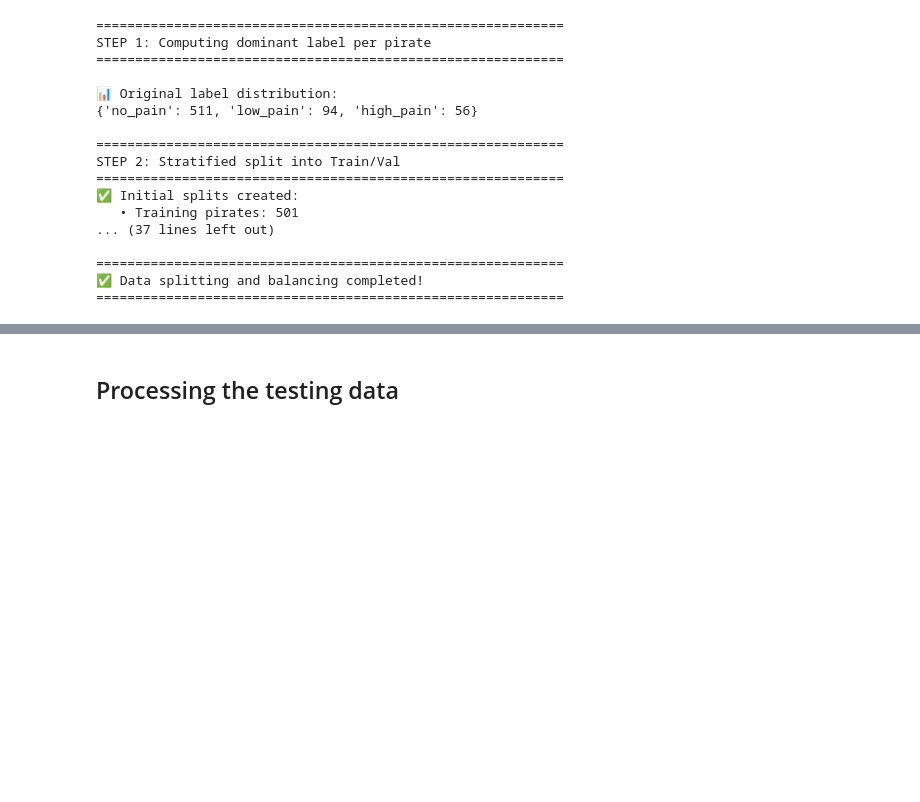
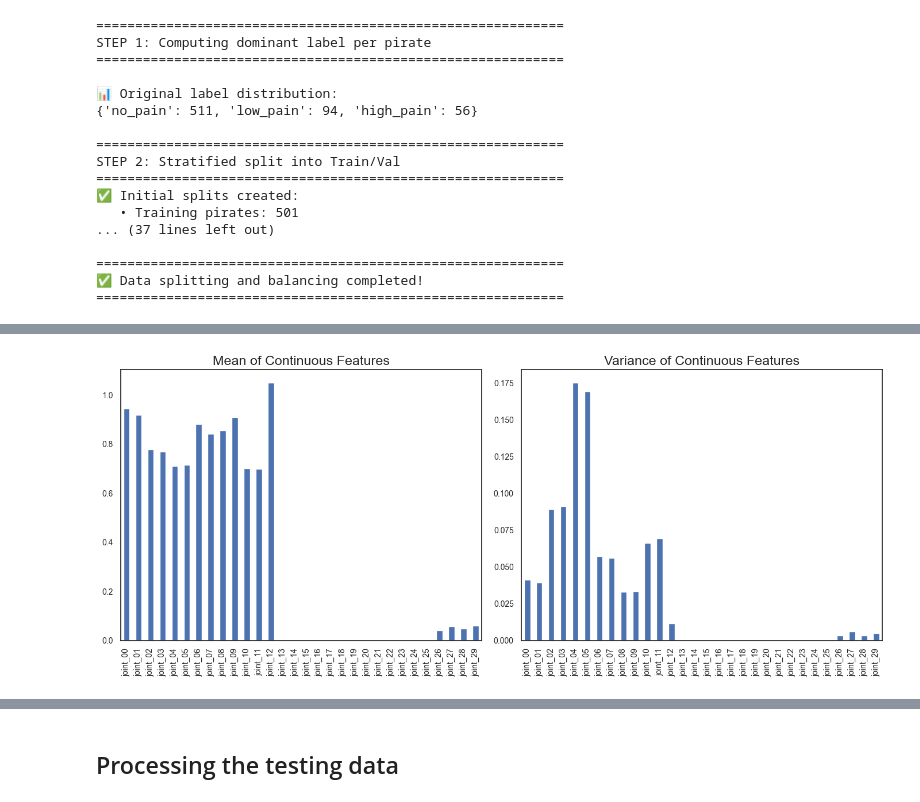
Before and after one commit to Relo02/Artificial-neural-networks-and-deep-learning-, a Jupyter notebook: new_version.ipynb, the cells around one changed output, grey strips where cells are left out. Cells and saved outputs as stored; diff of their text form; code cells hidden in the pictures; blank space fills up the shorter version.

```diff
--- a/new_version.ipynb
+++ b/new_version.ipynb
@@ -565,0 +556,14 @@ PREPROCESSING SUMMARY
+# %%
+# Plotting mean and var for each continuous feature
+mean_values = df_train[continuous_cols].mean()
+var_values = df_train[continuous_cols].var()
+
+plt.figure(figsize=(14, 6))
+plt.subplot(1, 2, 1)
+mean_values.plot(kind='bar', title='Mean of Continuous Features', fontsize=10)
+plt.subplot(1, 2, 2)
+var_values.plot(kind='bar', title='Variance of Continuous Features', fontsize=10)
+plt.tight_layout()
+plt.show()
+# %% [output]
+[figure, added]
```
Also changed, not shown: parts of 23 cells of this notebook.
